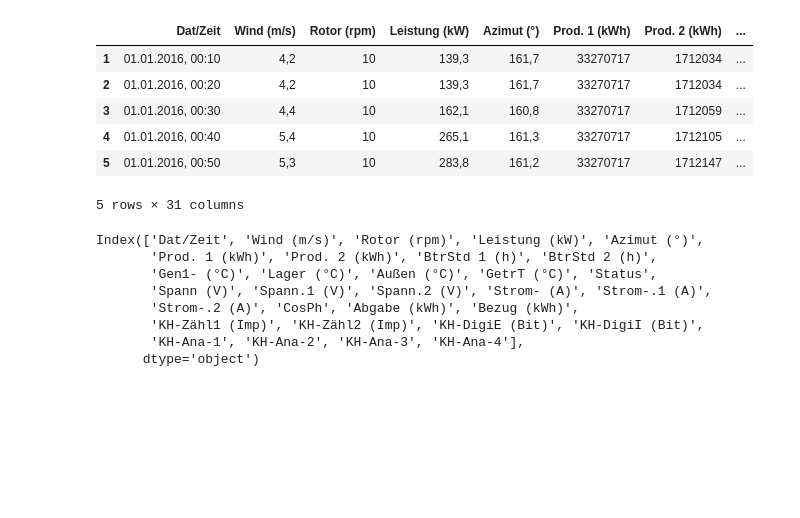
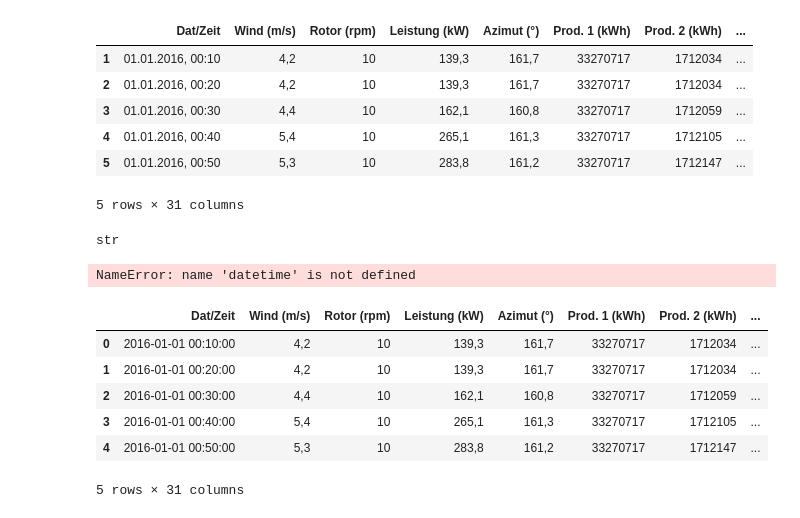
Before and after one commit to kis619/turbit-taskset, a Jupyter notebook: Turbit Project.ipynb, the cells around one changed output. Drawn from its saved outputs; the diff is of its cells as text; code cells hidden in the pictures; blank space fills up the shorter version.

```diff
--- a/Turbit Project.ipynb
+++ b/Turbit Project.ipynb
@@ -243,13 +245,27 @@ df.head()
 # %%
 df.to_csv('data/Updated_Turbine1.csv', index=False)
 # %%
-df.columns
+type(df['Dat/Zeit'].iloc[0])
 # %% [output]
-Index(['Dat/Zeit', 'Wind (m/s)', 'Rotor (rpm)', 'Leistung (kW)', 'Azimut (°)',
-       'Prod. 1 (kWh)', 'Prod. 2 (kWh)', 'BtrStd 1 (h)', 'BtrStd 2 (h)',
-       'Gen1- (°C)', 'Lager (°C)', 'Außen (°C)', 'GetrT (°C)', 'Status',
-       'Spann (V)', 'Spann.1 (V)', 'Spann.2 (V)', 'Strom- (A)', 'Strom-.1 (A)',
-       'Strom-.2 (A)', 'CosPh', 'Abgabe (kWh)', 'Bezug (kWh)',
-       'KH-Zähl1 (Imp)', 'KH-Zähl2 (Imp)', 'KH-DigiE (Bit)', 'KH-DigiI (Bit)',
-       'KH-Ana-1', 'KH-Ana-2', 'KH-Ana-3', 'KH-Ana-4'],
-      dtype='object')
+str
+# %%
+custom_date_parser = lambda x: datetime.strptime(x, "%Y-%d-%m %H:%M:%S")
+formatted_date = pd.read_csv("data/Updated_Turbine1.csv",
+                             parse_dates=['Dat/Zeit'],
+                             date_parser=custom_date_parser)
+formatted_date.head()
+# %% [output]
+NameError: name 'datetime' is not defined
+# %%
+formatted_date = pd.read_csv("data/Updated_Turbine1.csv",
+                             parse_dates=['Dat/Zeit'],)
+formatted_date['Dat/Zeit'] = pd.to_datetime(formatted_date['Dat/Zeit'], format="%d.%m.%Y, %H:%M")
+formatted_date.head()
+# %% [output]
+|  | Dat/Zeit | Wind (m/s) | Rotor (rpm) | Leistung (kW) | Azimut (°) | Prod. 1 (kWh) | Prod. 2 (kWh) | ... |
+| 0 | 2016-01-01 00:10:00 | 4,2 | 10 | 139,3 | 161,7 | 33270717 | 1712034 | ... |
+| 1 | 2016-01-01 00:20:00 | 4,2 | 10 | 139,3 | 161,7 | 33270717 | 1712034 | ... |
+| 2 | 2016-01-01 00:30:00 | 4,4 | 10 | 162,1 | 160,8 | 33270717 | 1712059 | ... |
+| 3 | 2016-01-01 00:40:00 | 5,4 | 10 | 265,1 | 161,3 | 33270717 | 1712105 | ... |
+| 4 | 2016-01-01 00:50:00 | 5,3 | 10 | 283,8 | 161,2 | 33270717 | 1712147 | ... |
+5 rows × 31 columns
```
Also changed, not shown: parts of 15 cells of this notebook, 3 other files.
